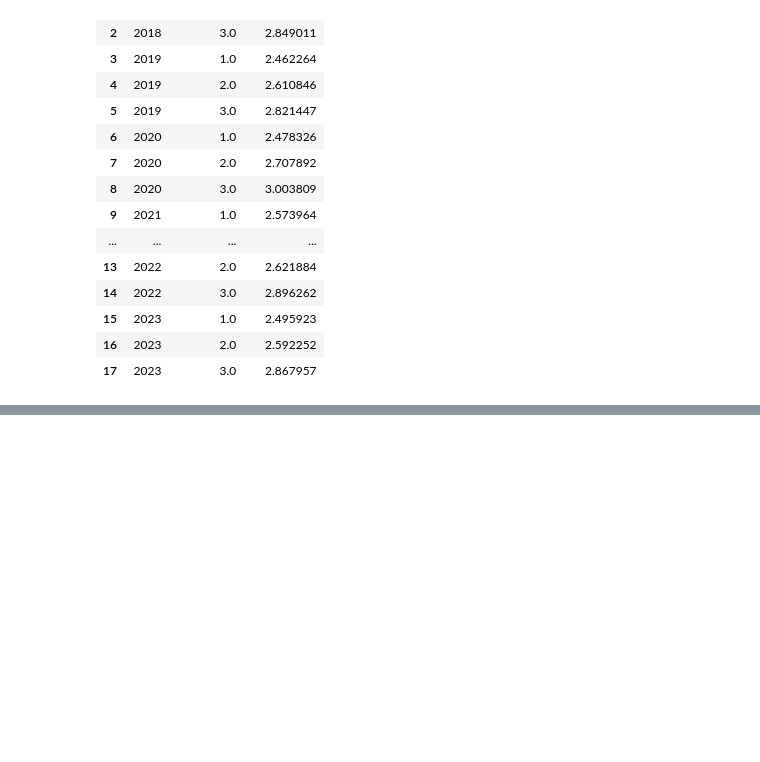
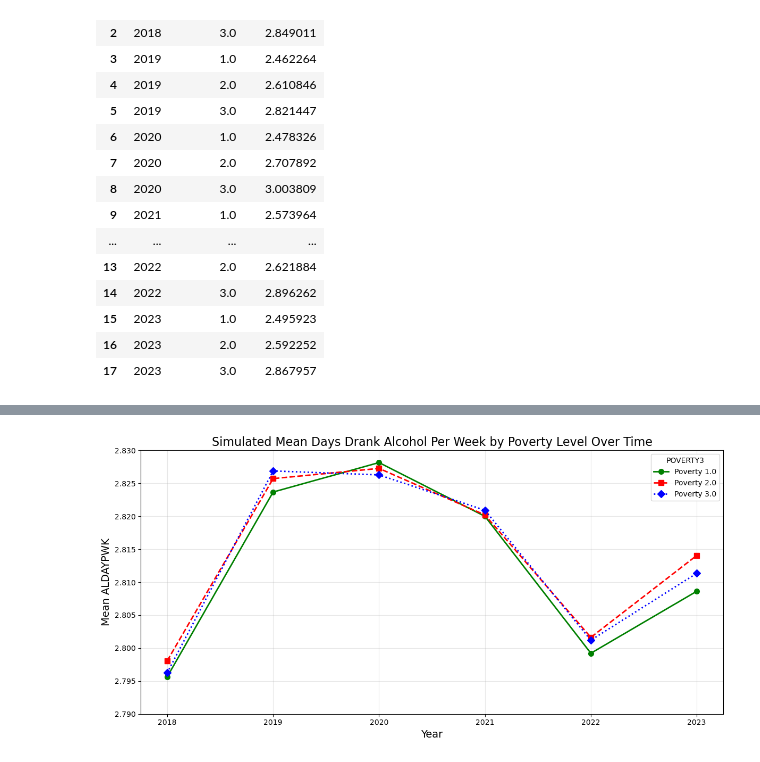
Before and after one commit to AdamTaylor1308/SEIS631_Final_Project, a Jupyter notebook: RawDataReads/5_testing_relationships.ipynb, the cells around one changed output, grey strips where cells are left out. Cells and saved outputs as stored; diff of their text form; code cells hidden in the pictures; blank space fills up the shorter version.

```diff
--- a/RawDataReads/5_testing_relationships.ipynb
+++ b/RawDataReads/5_testing_relationships.ipynb
@@ -108,0 +202,36 @@ plt.show()
+# %%
+APKgrouped = APK_means_df.groupby(['YEAR','POVERTY3'])['ALDAYPWK'].mean().reset_index()
+
+APKpivot_df = APKgrouped.pivot(index='YEAR', columns='POVERTY3', values='ALDAYPWK')
+
+
+styles = {
+    1.0: {"color": "green",  "marker": "o", "linestyle": "-"},
+    2.0: {"color": "red",   "marker": "s", "linestyle": "--"},
+    3.0: {"color": "blue", "marker": "D", "linestyle": ":"},
+}
+
+plt.figure(figsize=(12,6))
+
+for col in APKpivot_df.columns:
+    style = styles.get(col, {})
+    plt.plot(
+        APKpivot_df.index,
+        APKpivot_df[col],
+        label=f"Poverty {col}",
+        linewidth=2,
+        markersize=7,
+        **style
+    )
+
+plt.title("Simulated Mean Days Drank Alcohol Per Week by Poverty Level Over Time", fontsize=16)
+plt.xlabel("Year", fontsize=14)
+plt.ylabel("Mean ALDAYPWK", fontsize=14)
+plt.ylim(2.79, 2.83)
+plt.legend(title="POVERTY3")
+plt.grid(True, alpha=0.3)
+plt.tight_layout()
+plt.savefig('../Images/zoomed_sim_mean_days_drank_alc_per_wk_by_poverty_over_time.png')
+plt.show()
+# %% [output]
+[figure, added]
```
Also changed, not shown: parts of 16 cells of this notebook, 9 other files.
